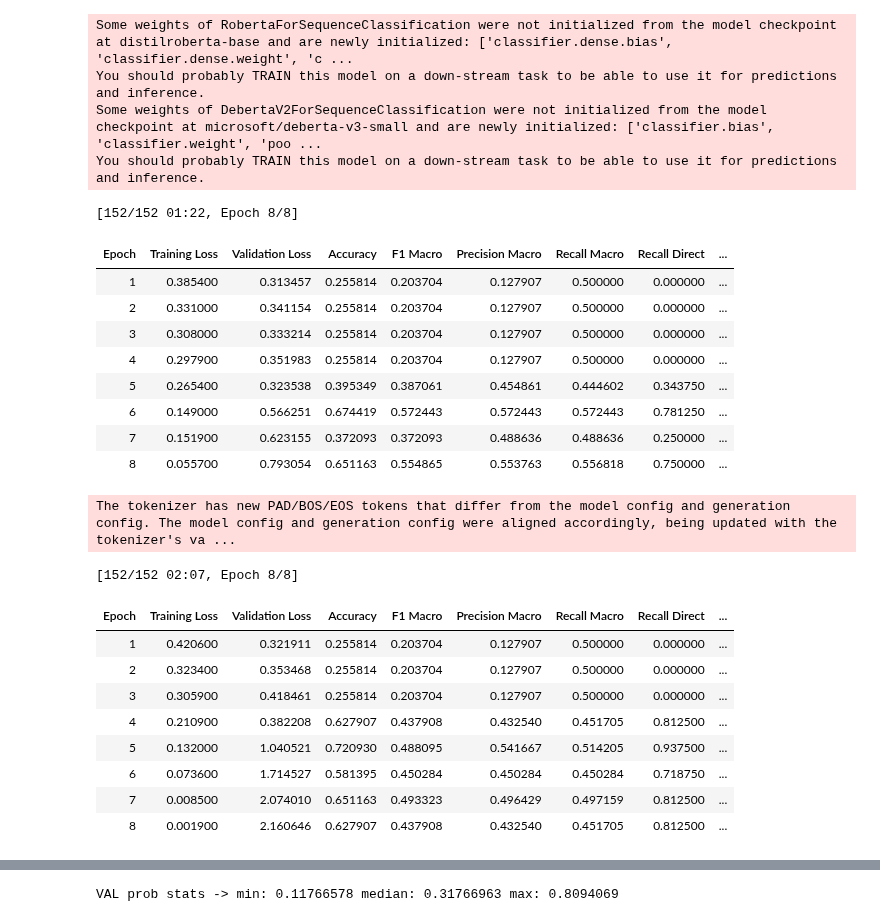
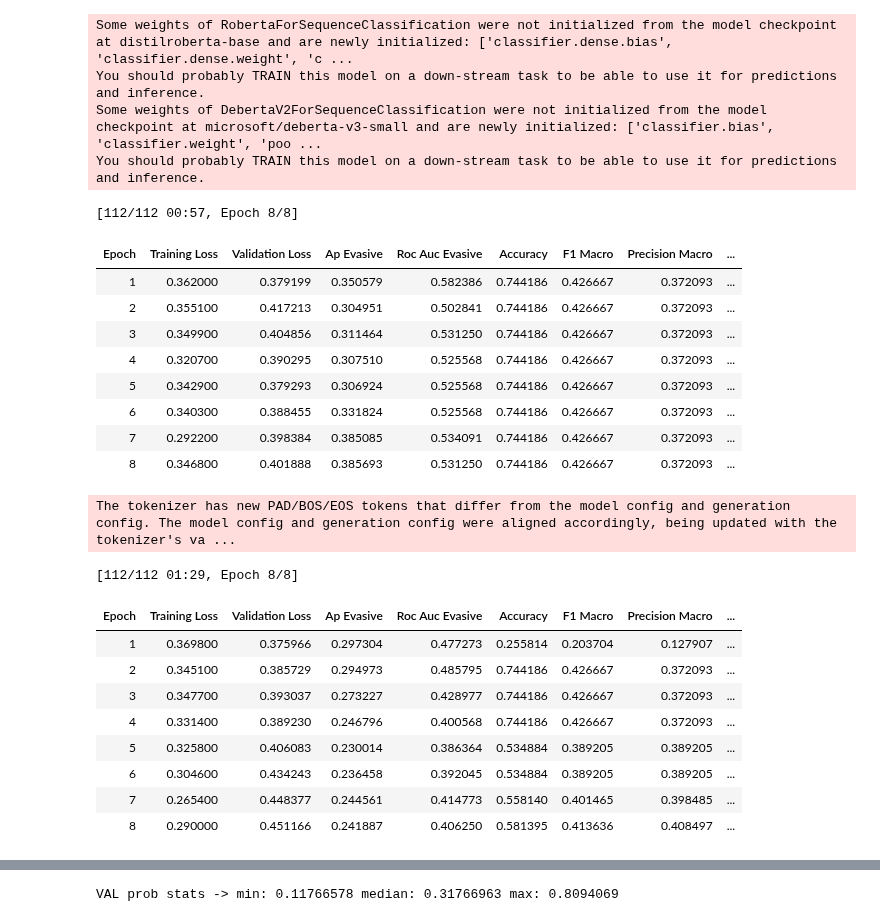
Before and after one commit to JSA10/cam_ds_ep_FinSight, a Jupyter notebook: notebooks/FinSight_evasion_detection.ipynb, the cells around one changed output, grey strips where cells are left out. Drawn from its saved outputs; the diff is of its cells as text; code cells hidden in the pictures.

Commit message:
model training

```diff
--- a/notebooks/FinSight_evasion_detection.ipynb
+++ b/notebooks/FinSight_evasion_detection.ipynb
@@ -498,9 +498,11 @@ class EvasionDataset(Dataset):
         return item
 # %%
 # Build datasets.
-# distil_roberta_train = EvasionDataset(jpm_train, distil_roberta_tok, max_length=256)
+distil_roberta_train = EvasionDataset(jpm_train, distil_roberta_tok, max_length=256)
 distil_roberta_val = EvasionDataset(jpm_val, distil_roberta_tok, max_length=286)
+distil_roberta_test = EvasionDataset(jpm_test, distil_roberta_tok, max_length=286)
 
-# deberta_train = EvasionDataset(jpm_train, deberta_tok, max_length=256)
+deberta_train = EvasionDataset(jpm_train, deberta_tok, max_length=256)
 deberta_val = EvasionDataset(jpm_val, deberta_tok, max_length=286)
+deberta_test = EvasionDataset(jpm_test, deberta_tok, max_length=286)
 # %%
@@ -536,22 +538,26 @@ distil_roberta_args = TrainingArguments(
     num_train_epochs=8,
     per_device_train_batch_size=8,
     per_device_eval_batch_size=8,
-    learning_rate=3e-5,
-    weight_decay=0.0,
+    learning_rate=2e-5,
+    weight_decay=0.05,
     eval_strategy="epoch",
     save_strategy="epoch",
     logging_strategy='steps',
     load_best_model_at_end=True,
-    metric_for_best_model="eval_loss",
+    metric_for_best_model="eval_ap_evasive",
     logging_steps=10,
-    warmup_ratio=0.0,
+    warmup_ratio=0.06,
     report_to=['none'],
     dataloader_pin_memory=False,
     gradient_accumulation_steps=1,
     fp16=False,
     bf16=False,
     dataloader_num_workers=0,
-    greater_is_better=True
+    greater_is_better=True,
+    seed=SEED,
+    max_grad_norm=1.0,
+    lr_scheduler_type = "cosine",
+    save_total_limit=2
 )
 
 # Deberta training parameters.
@@ -560,22 +566,26 @@ deberta_args = TrainingArguments(
     num_train_epochs=8,
     per_device_train_batch_size=8,
     per_device_eval_batch_size=8,
-    learning_rate=4e-5,
-    weight_decay=0.0,
+    learning_rate=2e-5,
+    weight_decay=0.05,
     eval_strategy="epoch",
     save_strategy="epoch",
     logging_strategy='steps',
     load_best_model_at_end=True,
-    metric_for_best_model="eval_loss",
+    metric_for_best_model="eval_ap_evasive",
     logging_steps=10,
-    warmup_ratio=0.0,
+    warmup_ratio=0.06,
     report_to=['none'],
     dataloader_pin_memory=False,
     gradient_accumulation_steps=1,
     fp16=False,
     bf16=False,
     dataloader_num_workers=0,
-    greater_is_better=True
+    greater_is_better=True,
+    seed=SEED,
+    max_grad_norm=1.0,
+    lr_scheduler_type = "cosine",
+    save_total_limit=2
 )
 # %%
 # Function to compute metrics during training.
@@ -666,7 +724,7 @@ class FocalBCETrainer(Trainer):
 train_y = np.array(distil_roberta_train.labels)
 n_pos = (train_y == 1).sum()
 n_neg = (train_y == 0).sum()
-scale = 3.0   # try 2.0 first; if still low recall, try 3.0
+scale = 0.8   # try 2.0 first; if still low recall, try 3.0
 pos_weight = torch.tensor([ (n_neg / max(1, n_pos)) * scale ], dtype=torch.float)
 # %%
 # Distil-roberta model trainer.
@@ -679,7 +737,7 @@ distil_roberta_trainer = FocalBCETrainer(
     compute_metrics=compute_metrics,
     data_collator=distil_roberta_collator,
     pos_weight=pos_weight,
-    gamma=2.0
+    gamma=1.5
     # callbacks=[early_stop]
 )
 
@@ -688,52 +746,52 @@ distil_roberta_trainer.train()
 
 # Save the tuned model.
 distil_roberta_trainer.save_model(DISTIL_SAVE_DIR)
 
 # Free up memory.
 mps_gc()
 
 # Deberta model trainer.
 deberta_trainer = FocalBCETrainer(
     model=deberta_model,
     args=deberta_args,
     train_dataset=deberta_train,
     eval_dataset=deberta_val,
     processing_class=deberta_tok,
     compute_metrics=compute_metrics,
     data_collator=deberta_collator,
     pos_weight=pos_weight,
-    gamma=2.0
+    gamma=1.5
     # callbacks=[early_stop]
 )
 
 # Train deberta.
 deberta_trainer.train()
 
 # Save the tuned models.
 deberta_trainer.save_model(DEBERTA_SAVE_DIR)
 
 # Reload the best models.
 distil_roberta_model  = AutoModelForSequenceClassification.from_pretrained(DISTIL_SAVE_DIR).to(device).eval()
 deberta_model = AutoModelForSequenceClassification.from_pretrained(DEBERTA_SAVE_DIR).to(device).eval()
 # %% [output]
-[152/152 01:22, Epoch 8/8]
+[112/112 00:57, Epoch 8/8]
-| Epoch | Training Loss | Validation Loss | Accuracy | F1 Macro | Precision Macro | Recall Macro | Recall Direct | ... |
-| 1 | 0.385400 | 0.313457 | 0.255814 | 0.203704 | 0.127907 | 0.500000 | 0.000000 | ... |
-| 2 | 0.331000 | 0.341154 | 0.255814 | 0.203704 | 0.127907 | 0.500000 | 0.000000 | ... |
-| 3 | 0.308000 | 0.333214 | 0.255814 | 0.203704 | 0.127907 | 0.500000 | 0.000000 | ... |
-| 4 | 0.297900 | 0.351983 | 0.255814 | 0.203704 | 0.127907 | 0.500000 | 0.000000 | ... |
-| 5 | 0.265400 | 0.323538 | 0.395349 | 0.387061 | 0.454861 | 0.444602 | 0.343750 | ... |
-| 6 | 0.149000 | 0.566251 | 0.674419 | 0.572443 | 0.572443 | 0.572443 | 0.781250 | ... |
-| 7 | 0.151900 | 0.623155 | 0.372093 | 0.372093 | 0.488636 | 0.488636 | 0.250000 | ... |
-| 8 | 0.055700 | 0.793054 | 0.651163 | 0.554865 | 0.553763 | 0.556818 | 0.750000 | ... |
+| Epoch | Training Loss | Validation Loss | Ap Evasive | Roc Auc Evasive | Accuracy | F1 Macro | Precision Macro | ... |
+| 1 | 0.362000 | 0.379199 | 0.350579 | 0.582386 | 0.744186 | 0.426667 | 0.372093 | ... |
+| 2 | 0.355100 | 0.417213 | 0.304951 | 0.502841 | 0.744186 | 0.426667 | 0.372093 | ... |
+| 3 | 0.349900 | 0.404856 | 0.311464 | 0.531250 | 0.744186 | 0.426667 | 0.372093 | ... |
+| 4 | 0.320700 | 0.390295 | 0.307510 | 0.525568 | 0.744186 | 0.426667 | 0.372093 | ... |
+| 5 | 0.342900 | 0.379293 | 0.306924 | 0.525568 | 0.744186 | 0.426667 | 0.372093 | ... |
+| 6 | 0.340300 | 0.388455 | 0.331824 | 0.525568 | 0.744186 | 0.426667 | 0.372093 | ... |
+| 7 | 0.292200 | 0.398384 | 0.385085 | 0.534091 | 0.744186 | 0.426667 | 0.372093 | ... |
+| 8 | 0.346800 | 0.401888 | 0.385693 | 0.531250 | 0.744186 | 0.426667 | 0.372093 | ... |
 The tokenizer has new PAD/BOS/EOS tokens that differ from the model config and generation config. The model config and generation config were aligned accordingly, being updated with the tokenizer's va ...
-[152/152 02:07, Epoch 8/8]
+[112/112 01:29, Epoch 8/8]
-| Epoch | Training Loss | Validation Loss | Accuracy | F1 Macro | Precision Macro | Recall Macro | Recall Direct | ... |
-| 1 | 0.420600 | 0.321911 | 0.255814 | 0.203704 | 0.127907 | 0.500000 | 0.000000 | ... |
-| 2 | 0.323400 | 0.353468 | 0.255814 | 0.203704 | 0.127907 | 0.500000 | 0.000000 | ... |
-| 3 | 0.305900 | 0.418461 | 0.255814 | 0.203704 | 0.127907 | 0.500000 | 0.000000 | ... |
-| 4 | 0.210900 | 0.382208 | 0.627907 | 0.437908 | 0.432540 | 0.451705 | 0.812500 | ... |
-| 5 | 0.132000 | 1.040521 | 0.720930 | 0.488095 | 0.541667 | 0.514205 | 0.937500 | ... |
-| 6 | 0.073600 | 1.714527 | 0.581395 | 0.450284 | 0.450284 | 0.450284 | 0.718750 | ... |
-| 7 | 0.008500 | 2.074010 | 0.651163 | 0.493323 | 0.496429 | 0.497159 | 0.812500 | ... |
-| 8 | 0.001900 | 2.160646 | 0.627907 | 0.437908 | 0.432540 | 0.451705 | 0.812500 | ... |
+| Epoch | Training Loss | Validation Loss | Ap Evasive | Roc Auc Evasive | Accuracy | F1 Macro | Precision Macro | ... |
+| 1 | 0.369800 | 0.375966 | 0.297304 | 0.477273 | 0.255814 | 0.203704 | 0.127907 | ... |
+| 2 | 0.345100 | 0.385729 | 0.294973 | 0.485795 | 0.744186 | 0.426667 | 0.372093 | ... |
+| 3 | 0.347700 | 0.393037 | 0.273227 | 0.428977 | 0.744186 | 0.426667 | 0.372093 | ... |
+| 4 | 0.331400 | 0.389230 | 0.246796 | 0.400568 | 0.744186 | 0.426667 | 0.372093 | ... |
+| 5 | 0.325800 | 0.406083 | 0.230014 | 0.386364 | 0.534884 | 0.389205 | 0.389205 | ... |
+| 6 | 0.304600 | 0.434243 | 0.236458 | 0.392045 | 0.534884 | 0.389205 | 0.389205 | ... |
+| 7 | 0.265400 | 0.448377 | 0.244561 | 0.414773 | 0.558140 | 0.401465 | 0.398485 | ... |
+| 8 | 0.290000 | 0.451166 | 0.241887 | 0.406250 | 0.581395 | 0.413636 | 0.408497 | ... |
```
Also changed, not shown: parts of 4 cells of this notebook.
